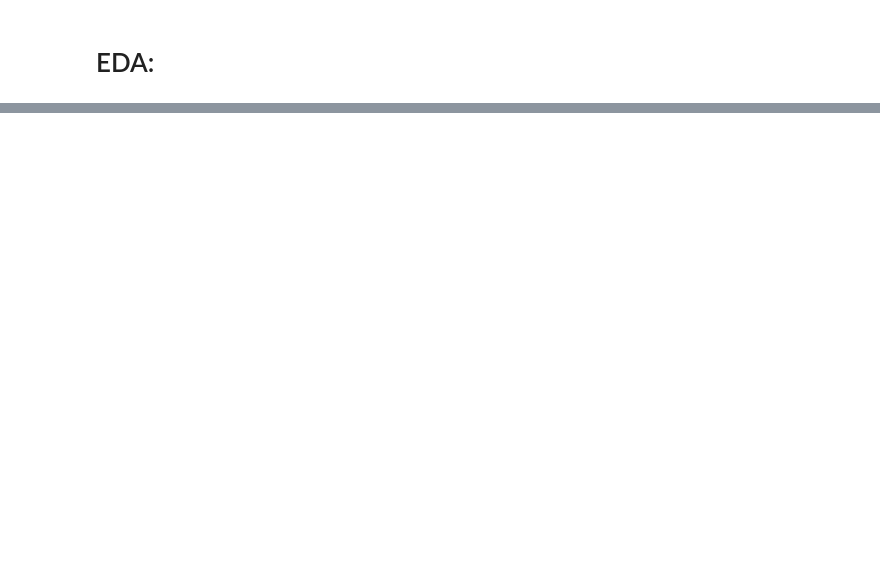
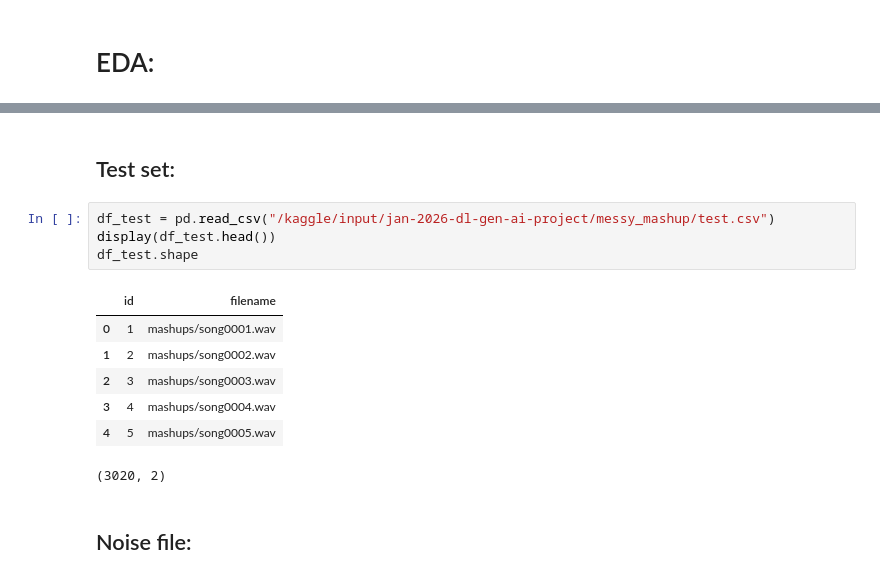
Before and after one commit to sahhilalam/dl-genai-project, a Jupyter notebook: notebooks/dl_genai_project.ipynb, the cells around one changed output, grey strips where cells are left out. Cells and saved outputs as stored; diff of their text form; blank space fills up the shorter version.

```diff
--- a/notebooks/dl_genai_project.ipynb
+++ b/notebooks/dl_genai_project.ipynb
@@ -152,0 +361,16 @@ Test RMS mean: 0.12791249
+# %% [markdown]
+## Test set:
+# %%
+df_test = pd.read_csv("/kaggle/input/jan-2026-dl-gen-ai-project/messy_mashup/test.csv")
+display(df_test.head())
+df_test.shape
+# %% [output]
+|  | id | filename |
+| 0 | 1 | mashups/song0001.wav |
+| 1 | 2 | mashups/song0002.wav |
+| 2 | 3 | mashups/song0003.wav |
+| 3 | 4 | mashups/song0004.wav |
+| 4 | 5 | mashups/song0005.wav |
+(3020, 2)
+# %% [markdown]
+## Noise file:
```
Also changed, not shown: parts of 28 cells of this notebook.
